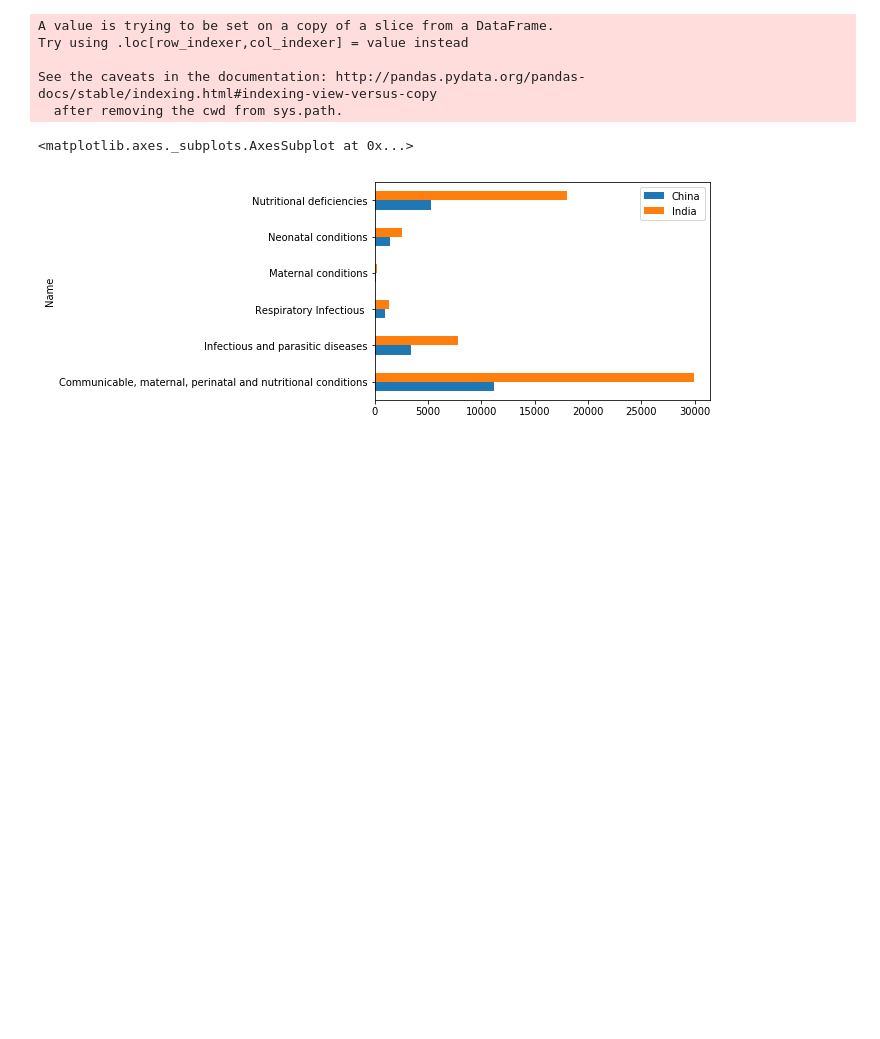
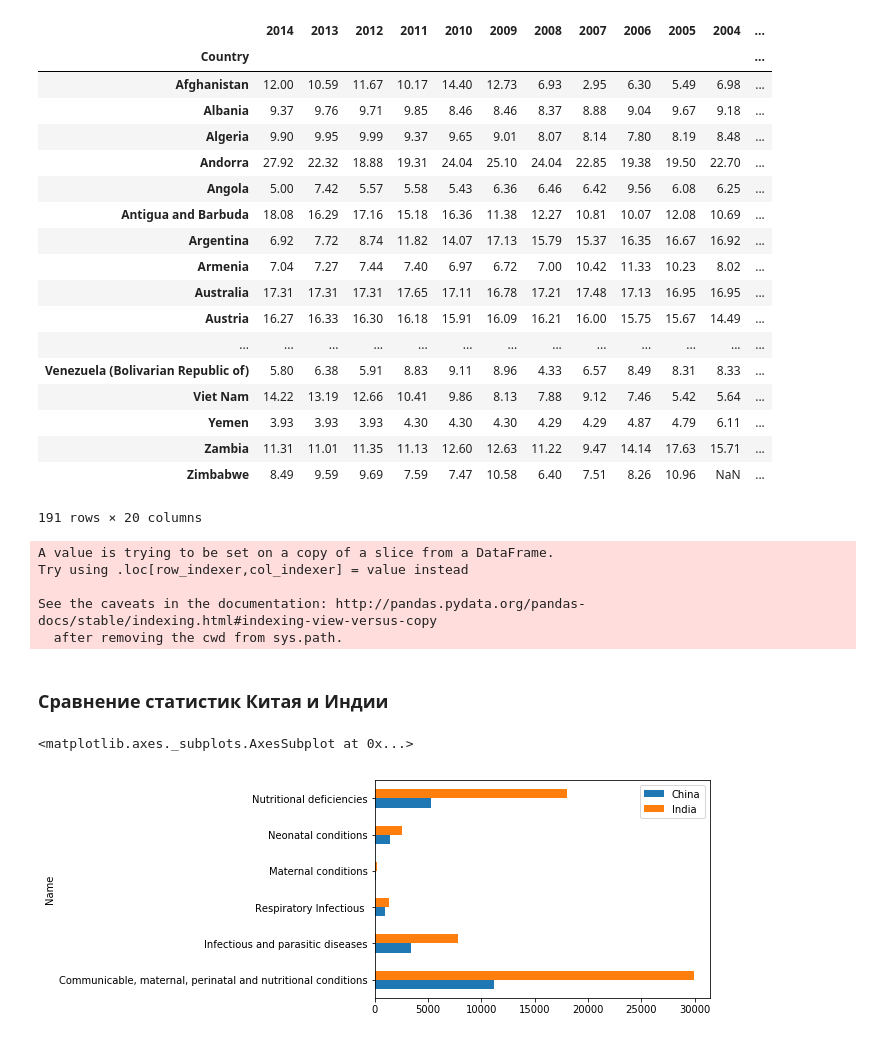
Before and after one commit to Derrior/data-journalism, a Jupyter notebook: data-crawling/who-data.ipynb, the cells around one changed output. Cells and saved outputs as stored; diff of their text form; code cells hidden in the pictures; blank space fills up the shorter version.

```diff
--- a/data-crawling/who-data.ipynb
+++ b/data-crawling/who-data.ipynb
@@ -43,3 +50,65 @@ health_exp = health_exp.set_index("Country")
+# %%
+health_exp = pandas.read_csv("who-health-expenditure/exp-years-percent.csv", header=1)
+health_exp = health_exp.rename(columns=rename_dict)
+health_exp = health_exp.set_index("Country")
+health_exp = health_exp.drop(["Bolivia (Plurinational State of)"])
+gdp = pandas.read_csv("who-health-expenditure/worldGDP.csv", header = 2)
+gdp = gdp.drop(gdp.loc[:, "Country Code": "1990"], axis=1)
+
+del gdp["Unnamed: 62"]
+del gdp["2017"] # empty column
+gdp = gdp.set_index("Country Name")
+gdp.loc["Bolivia (Plurinational State of)"] = gdp.loc["Bolivia"]
+gdp.loc["Bahamas"] = gdp.loc["Bahamas, The"]
+gdp.loc["Côte d'Ivoire"] = gdp.loc["Cote d'Ivoire"]
+gdp.loc["Congo"] = gdp.loc["Congo, Rep."]
+gdp.loc["Czechia"] = gdp.loc["Czech Republic"]
+gdp.loc["United States of America"] = gdp.loc["United States"]
+gdp.loc["Egypt"] = gdp.loc["Egypt, Arab Rep."]
+gdp.loc['United Kingdom of Great Britain and Northern Ireland'] = gdp.loc["United Kingdom"]
+
+# different sources differ in countries' names
+
+health_exp_abs_pc = pandas.DataFrame(health_exp).copy()
+broken_names = []
+for i in health_exp.index:
+    for j in health_exp.columns:
+        try:
+            health_exp_abs_pc.loc[j, i] *= gdp[j][i]
+
+            #health_exp_abs_pc.loc[j, i] /= basic["Population (\'000) (2)"][j]
+            health_exp_abs_pc.loc[j, i] = math.log(float(health_exp_abs_pc[j][i]))
+        except:
+            #print(i, j)
+            broken_names.append(i)
+#'''
+set(broken_names)
+#sorted([gdp.index[i] if gdp.index[i][0] == '"' else "" for i in range(len(gdp.index))])
+#set(gdp.index)
+
+health_exp_abs_pc
+#math.log(health_exp_abs_pc.loc["Turkey", "2014"])
+#help(math.log)
+# %% [output]
+|  | 2014 | 2013 | 2012 | 2011 | 2010 | 2009 | 2008 | 2007 | 2006 | 2005 | 2004 | ... |
+| Country |  |  |  |  |  |  |  |  |  |  |  | ... |
+| Afghanistan | 12.00 | 10.59 | 11.67 | 10.17 | 14.40 | 12.73 | 6.93 | 2.95 | 6.30 | 5.49 | 6.98 | ... |
+| Albania | 9.37 | 9.76 | 9.71 | 9.85 | 8.46 | 8.46 | 8.37 | 8.88 | 9.04 | 9.67 | 9.18 | ... |
+| Algeria | 9.90 | 9.95 | 9.99 | 9.37 | 9.65 | 9.01 | 8.07 | 8.14 | 7.80 | 8.19 | 8.48 | ... |
+| Andorra | 27.92 | 22.32 | 18.88 | 19.31 | 24.04 | 25.10 | 24.04 | 22.85 | 19.38 | 19.50 | 22.70 | ... |
+| Angola | 5.00 | 7.42 | 5.57 | 5.58 | 5.43 | 6.36 | 6.46 | 6.42 | 9.56 | 6.08 | 6.25 | ... |
+| Antigua and Barbuda | 18.08 | 16.29 | 17.16 | 15.18 | 16.36 | 11.38 | 12.27 | 10.81 | 10.07 | 12.08 | 10.69 | ... |
+| Argentina | 6.92 | 7.72 | 8.74 | 11.82 | 14.07 | 17.13 | 15.79 | 15.37 | 16.35 | 16.67 | 16.92 | ... |
+| Armenia | 7.04 | 7.27 | 7.44 | 7.40 | 6.97 | 6.72 | 7.00 | 10.42 | 11.33 | 10.23 | 8.02 | ... |
+| Australia | 17.31 | 17.31 | 17.31 | 17.65 | 17.11 | 16.78 | 17.21 | 17.48 | 17.13 | 16.95 | 16.95 | ... |
+| Austria | 16.27 | 16.33 | 16.30 | 16.18 | 15.91 | 16.09 | 16.21 | 16.00 | 15.75 | 15.67 | 14.49 | ... |
+| ... | ... | ... | ... | ... | ... | ... | ... | ... | ... | ... | ... | ... |
+| Venezuela (Bolivarian Republic of) | 5.80 | 6.38 | 5.91 | 8.83 | 9.11 | 8.96 | 4.33 | 6.57 | 8.49 | 8.31 | 8.33 | ... |
+| Viet Nam | 14.22 | 13.19 | 12.66 | 10.41 | 9.86 | 8.13 | 7.88 | 9.12 | 7.46 | 5.42 | 5.64 | ... |
+| Yemen | 3.93 | 3.93 | 3.93 | 4.30 | 4.30 | 4.30 | 4.29 | 4.29 | 4.87 | 4.79 | 6.11 | ... |
+| Zambia | 11.31 | 11.01 | 11.35 | 11.13 | 12.60 | 12.63 | 11.22 | 9.47 | 14.14 | 17.63 | 15.71 | ... |
+| Zimbabwe | 8.49 | 9.59 | 9.69 | 7.59 | 7.47 | 10.58 | 6.40 | 7.51 | 8.26 | 10.96 | NaN | ... |
+191 rows × 20 columns
 # %%
 disease_names = disease.loc[:, "GHE cause":"Member State\n(See Notes for explanation of colour codes)"]
 disease["Name"] = disease_names.apply(choose_last_value, axis=1)
@@ -57,6 +126,8 @@ Try using .loc[row_indexer,col_indexer] = value instead
 
 See the caveats in the documentation: http://pandas.pydata.org/pandas-docs/stable/indexing.html#indexing-view-versus-copy
   after removing the cwd from sys.path.
+# %% [markdown]
+### Сравнение статистик Китая и Индии
 # %%
 for i in basic.columns:
     try:
```
Also changed, not shown: parts of 13 cells of this notebook, 5 other files.
